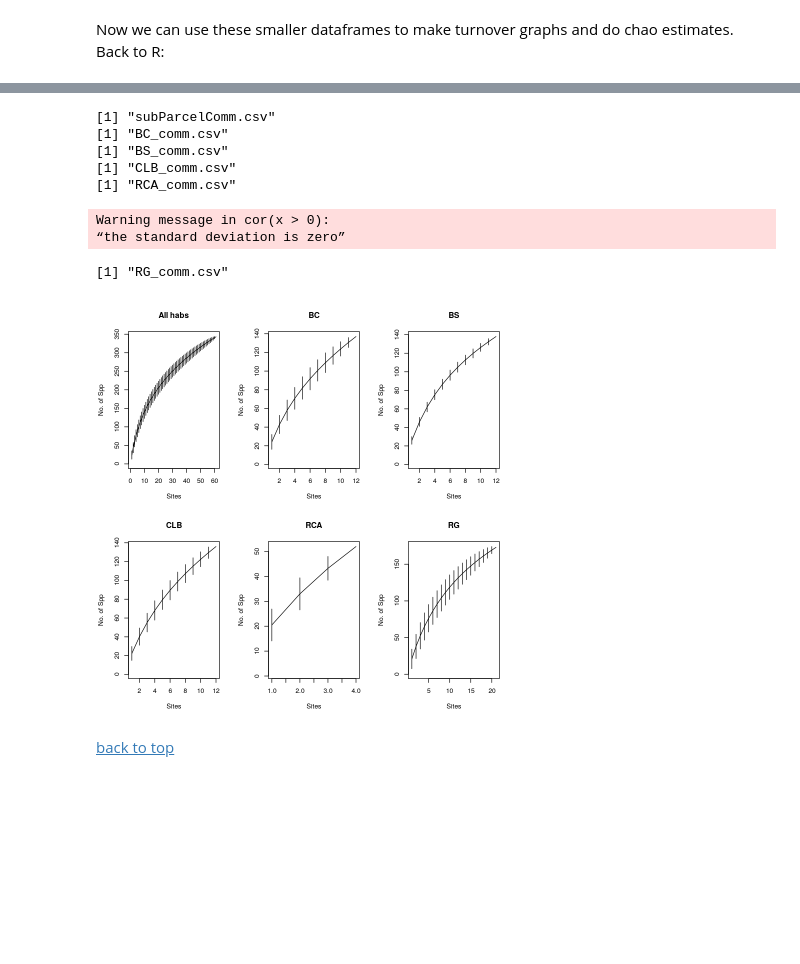
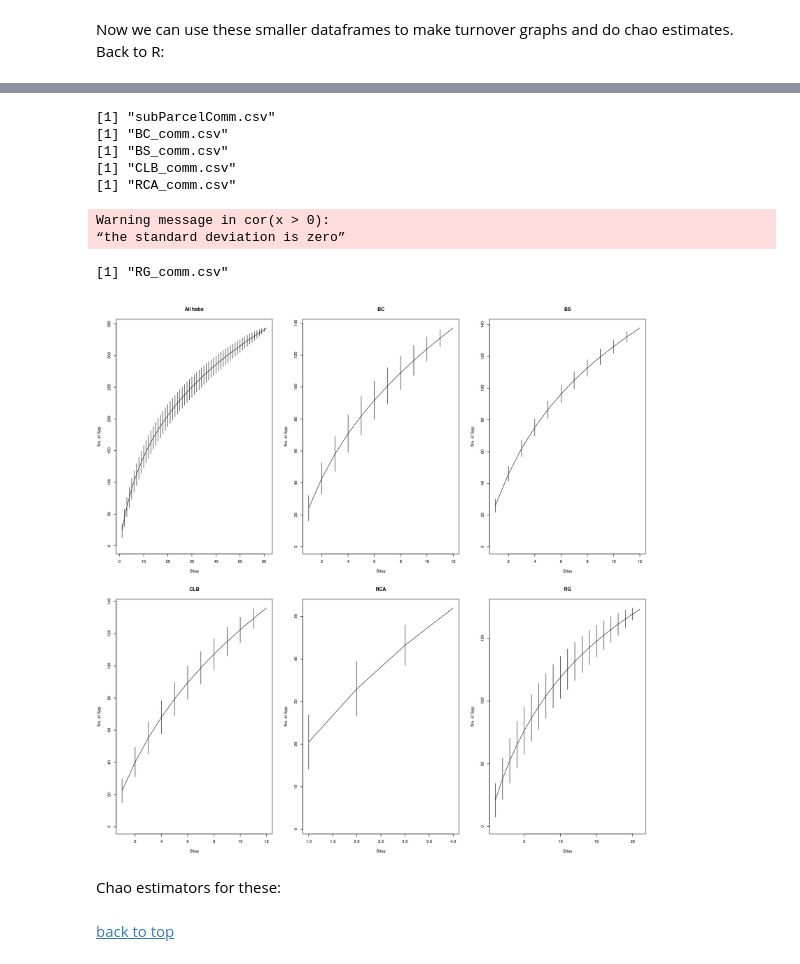
Before and after one commit to danchurch/losCedrosTrees, a Jupyter notebook: anaData/MariscalDataExploration.ipynb, the cells around one changed output, grey strips where cells are left out. Cells and saved outputs as stored; diff of their text form; code cells hidden in the pictures; blank space fills up the shorter version.

```diff
--- a/anaData/MariscalDataExploration.ipynb
+++ b/anaData/MariscalDataExploration.ipynb
@@ -105,37 +100,40 @@ This is vegan 2.5-6
 # %%
+options(repr.plot.width=15, repr.plot.height=15)
 par(mfrow = c(2,3))
 files <- list.files()
 comm <- grep('_comm.csv', list.files())
 comms <- files[comm]
 comms <- c("subParcelComm.csv", comms)
 comtitles <- sub("_comm.csv", "", comms)
 comtitles[1] <- "All habs"
 j <- 0
 for (i in comms){
     j <- j + 1
     comm.i <- read.csv(i, header=TRUE, row.names=1)
     print(i)
     SAC <- specaccum(comm.i, method = "exact")
     plot(SAC, main=comtitles[j], ylab='No. of Spp')
     capture.output(print(paste('Species estimates for', comtitles[j], sep=" ")),
                     file="habSRestimates.txt", append = TRUE)
     capture.output(specpool(comm.i),
                     file="habSRestimates.txt",
                     append = TRUE)
     sacDF <- data.frame(cbind(SAC$richness, SAC$sd), row.names=SAC$sites)
     colnames(sacDF) <- c('richness', 'sd')
     write.csv(sacDF, file=paste(comtitles[j], "SAC.csv", sep="_"))
 }
 # %% [output]
 [1] "subParcelComm.csv"
 [1] "BC_comm.csv"
 [1] "BS_comm.csv"
 [1] "CLB_comm.csv"
 [1] "RCA_comm.csv"
 Warning message in cor(x > 0):
 “the standard deviation is zero”
 [1] "RG_comm.csv"
-[figure, old version]
+[figure, new version]
+# %% [markdown]
+Chao estimators for these:
 # %% [markdown]
 [back to top](#contents)
 # %% [markdown]
```
Also changed, not shown: parts of 2 cells of this notebook, 5 other files.
